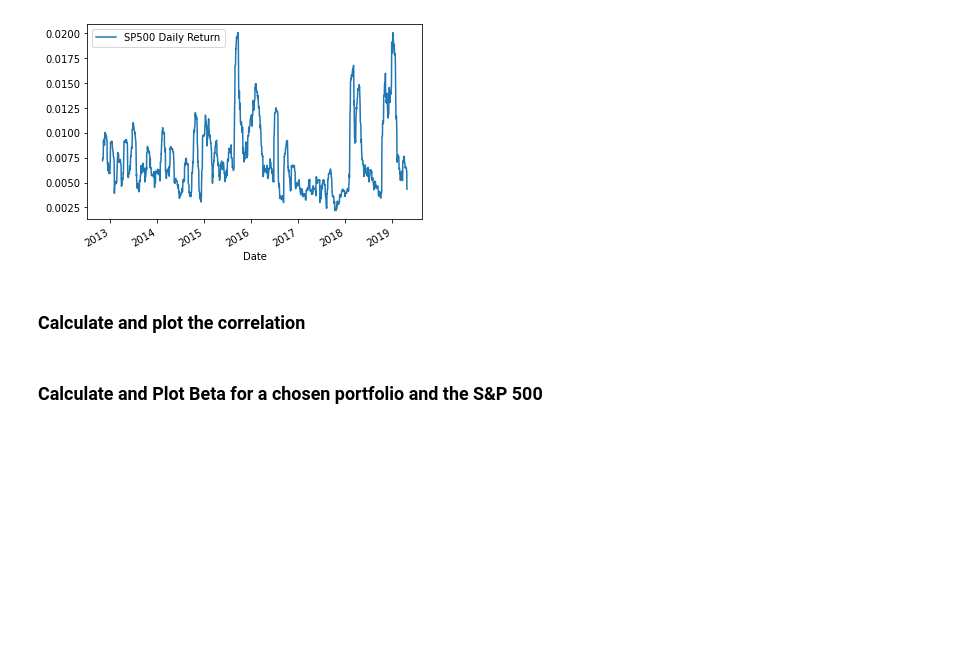
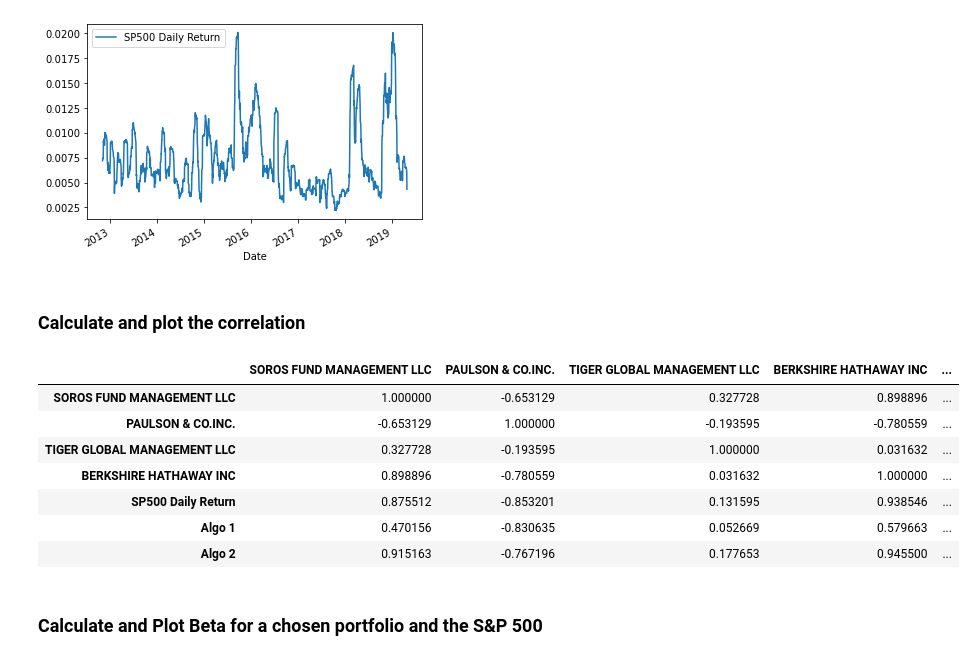
Before and after one commit to MatthewPuttroff/HWUnitFour, a Jupyter notebook: 04-Pandas/Instructions/Starter_Code/whale_analysis.ipynb, the cells around one changed output. Saved outputs shown, nothing was run; the diff lists cells and outputs as text; code cells hidden in the pictures; blank space fills up the shorter version.

Commit message:
Correlation

```diff
--- a/04-Pandas/Instructions/Starter_Code/whale_analysis.ipynb
+++ b/04-Pandas/Instructions/Starter_Code/whale_analysis.ipynb
@@ -473,8 +474,18 @@ sp500_rolling_21 = sp500_daily_returns.rolling(window=21).std()
 ### Calculate and plot the correlation
 # %%
 # Calculate the correlation
-
+correlation = cumulative_returns.corr()
 # Display de correlation matrix
+correlation
+# %% [output]
+|  | SOROS FUND MANAGEMENT LLC | PAULSON & CO.INC. | TIGER GLOBAL MANAGEMENT LLC | BERKSHIRE HATHAWAY INC | ... |
+| SOROS FUND MANAGEMENT LLC | 1.000000 | -0.653129 | 0.327728 | 0.898896 | ... |
+| PAULSON & CO.INC. | -0.653129 | 1.000000 | -0.193595 | -0.780559 | ... |
+| TIGER GLOBAL MANAGEMENT LLC | 0.327728 | -0.193595 | 1.000000 | 0.031632 | ... |
+| BERKSHIRE HATHAWAY INC | 0.898896 | -0.780559 | 0.031632 | 1.000000 | ... |
+| SP500 Daily Return | 0.875512 | -0.853201 | 0.131595 | 0.938546 | ... |
+| Algo 1 | 0.470156 | -0.830635 | 0.052669 | 0.579663 | ... |
+| Algo 2 | 0.915163 | -0.767196 | 0.177653 | 0.945500 | ... |
 # %% [markdown]
 ### Calculate and Plot Beta for a chosen portfolio and the S&P 500
 # %%
```
Also changed, not shown: parts of 1 cell of this notebook.
